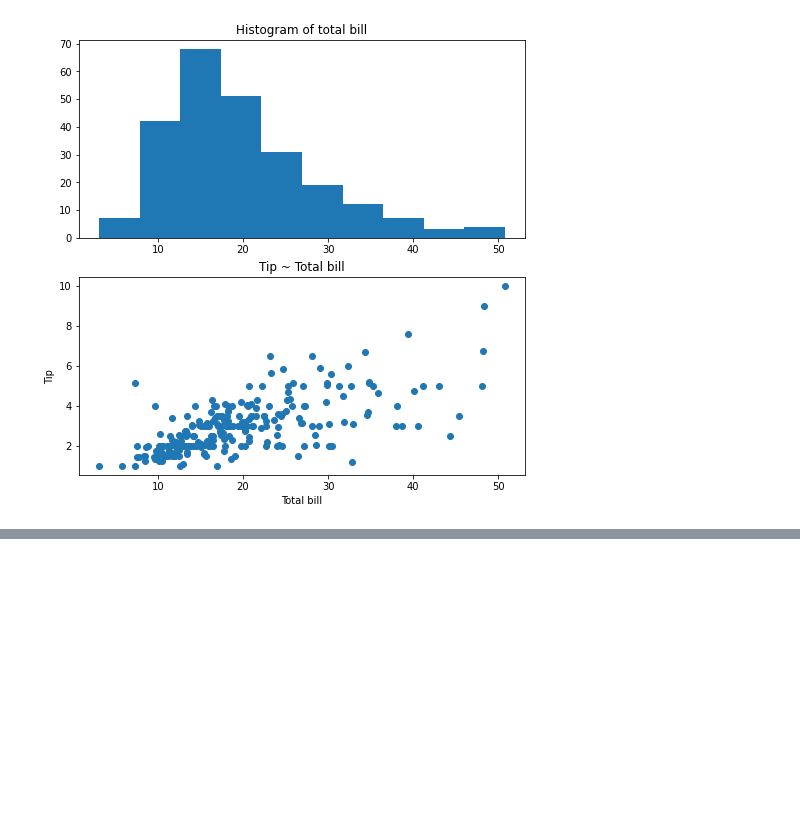
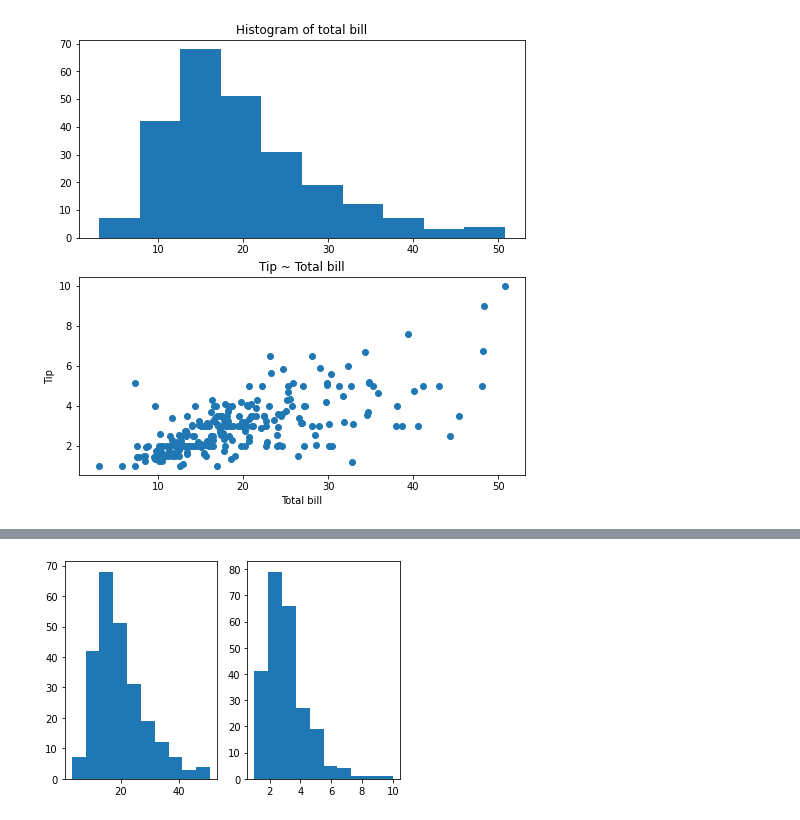
Before and after one commit to JakeOh/202105_itw_bd26, a Jupyter notebook: lab_da/da05_matplotlib.ipynb, the cells around one changed output, grey strips where cells are left out. Cells and saved outputs as stored; diff of their text form; code cells hidden in the pictures; blank space fills up the shorter version.

```diff
--- a/lab_da/da05_matplotlib.ipynb
+++ b/lab_da/da05_matplotlib.ipynb
@@ -83,0 +118,11 @@ plt.show()
+# %%
+fig, ax = plt.subplots(nrows=1, ncols=2)
+#> fig: figure 객체
+#> ax: Subplot들의 배열(ndarray)
+
+ax[0].hist(x=tips['total_bill'])
+ax[1].hist(x=tips['tip'])
+
+plt.show()
+# %% [output]
+[figure, added]
```
Also changed, not shown: parts of 9 cells of this notebook.
